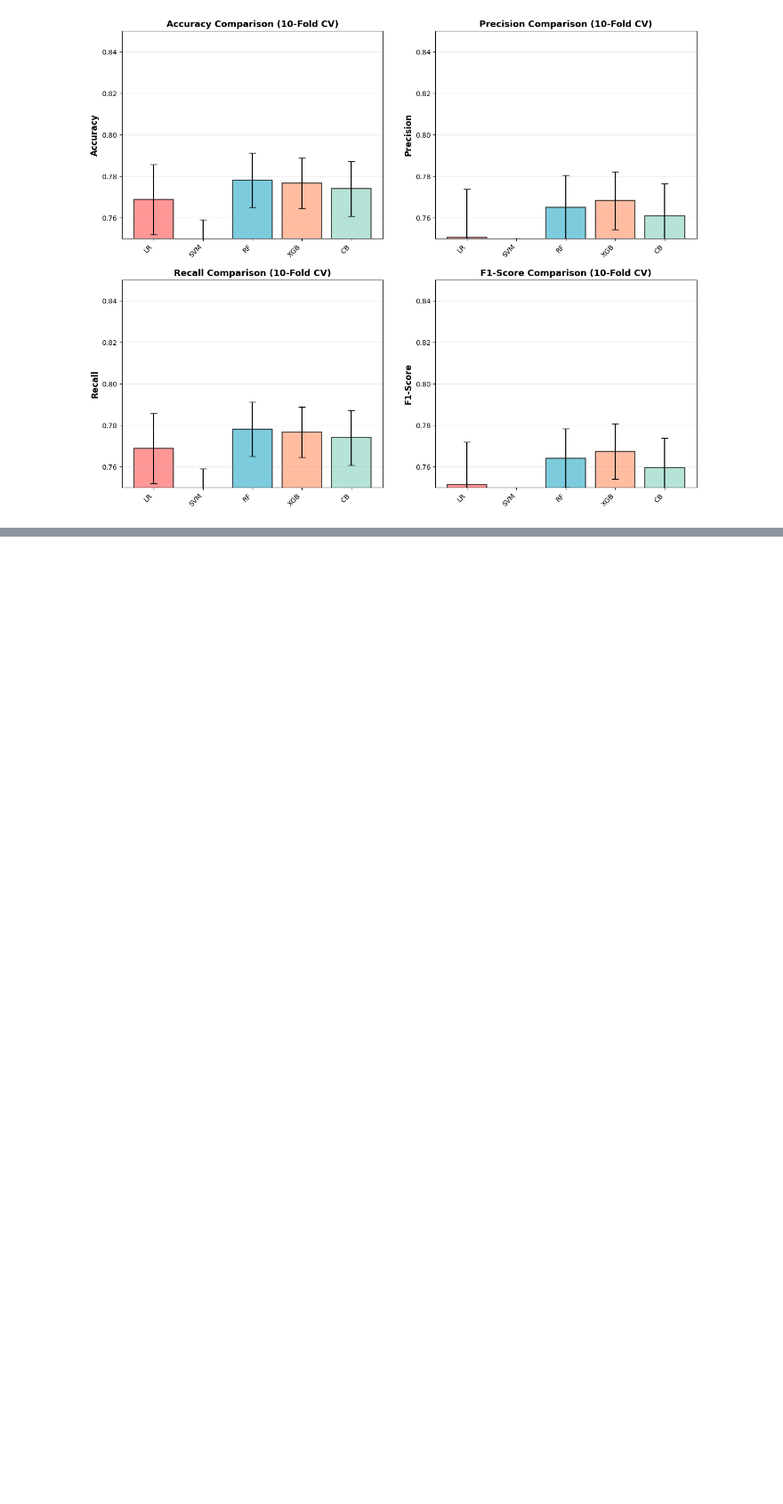
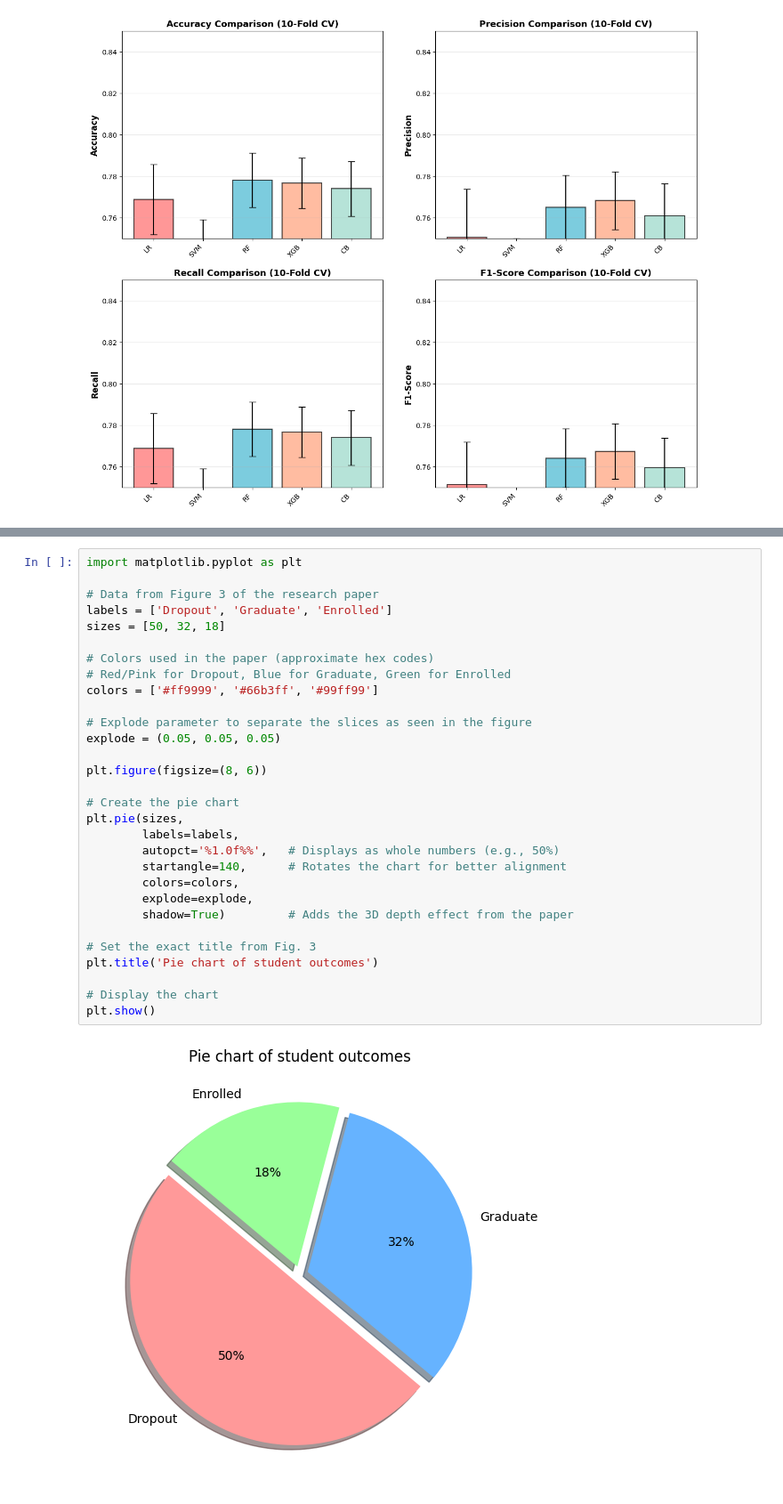
Before and after one commit to hayahanyyy/Bachelor-Thesis, a Jupyter notebook: Implementation_02.ipynb, the cells around one changed output, grey strips where cells are left out. Shown at 89% size. Saved outputs shown, nothing was run; the diff lists cells and outputs as text; blank space fills up the shorter version.

```diff
--- a/Implementation_02.ipynb
+++ b/Implementation_02.ipynb
@@ -914,0 +934,32 @@ for idx, metric in enumerate(metrics):
+# %%
+import matplotlib.pyplot as plt
+
+# Data from Figure 3 of the research paper
+labels = ['Dropout', 'Graduate', 'Enrolled']
+sizes = [50, 32, 18]
+
+# Colors used in the paper (approximate hex codes)
+# Red/Pink for Dropout, Blue for Graduate, Green for Enrolled
+colors = ['#ff9999', '#66b3ff', '#99ff99']
+
+# Explode parameter to separate the slices as seen in the figure
+explode = (0.05, 0.05, 0.05)
+
+plt.figure(figsize=(8, 6))
+
+# Create the pie chart
+plt.pie(sizes,
+        labels=labels,
+        autopct='%1.0f%%',   # Displays as whole numbers (e.g., 50%)
+        startangle=140,      # Rotates the chart for better alignment
+        colors=colors,
+        explode=explode,
+        shadow=True)         # Adds the 3D depth effect from the paper
+
+# Set the exact title from Fig. 3
+plt.title('Pie chart of student outcomes')
+
+# Display the chart
+plt.show()
+# %% [output]
+[figure, added]
```
Also changed, not shown: parts of 5 cells of this notebook.
